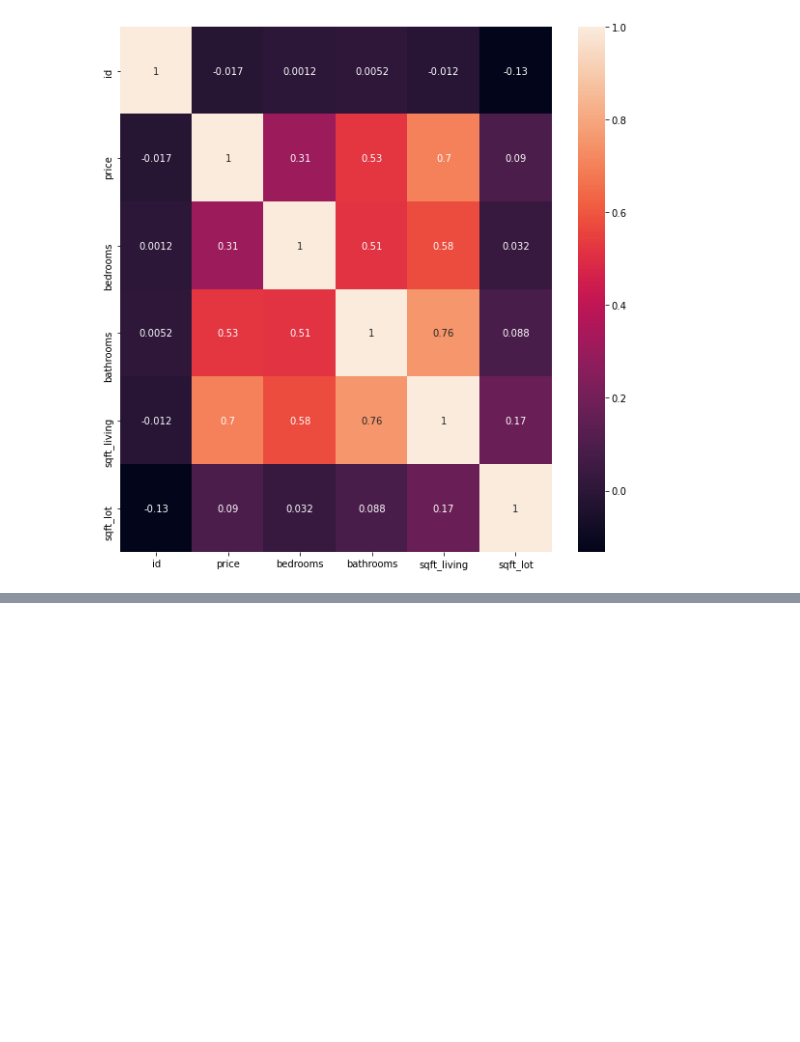
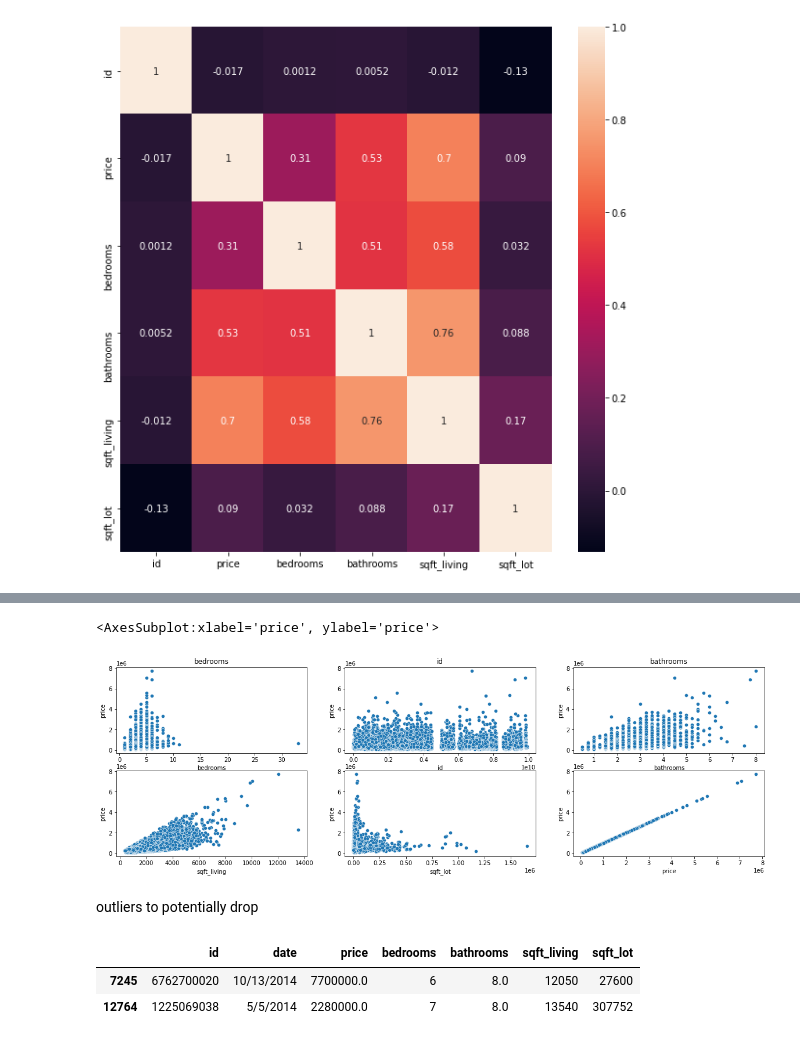
Before and after one commit to Somethingor/bsc-phase-two-project, a Jupyter notebook: notebooks/exploratory/member-2/Untitled1.ipynb, the cells around one changed output, grey strips where cells are left out. Drawn from its saved outputs; the diff is of its cells as text; code cells hidden in the pictures; blank space fills up the shorter version.

```diff
--- a/notebooks/exploratory/member-2/Untitled1.ipynb
+++ b/notebooks/exploratory/member-2/Untitled1.ipynb
@@ -98,0 +139,19 @@ TypeError: 'FacetGrid' object is not callable
+# %%
+fig, axes = plt.subplots(nrows=2,ncols=3, figsize =(20,6))
+sns.scatterplot(data=first6_df, x='bedrooms', y="price", ax=axes[0][0]).set(title='bedrooms')
+sns.scatterplot(data=first6_df, x='id', y="price", ax=axes[0][1]).set(title='id')
+sns.scatterplot(data=first6_df, x='bathrooms', y="price", ax=axes[0][2]).set(title='bathrooms')
+sns.scatterplot(data=first6_df, x='sqft_living', y="price", ax=axes[1][0])#.set(title='sqft_living')
+sns.scatterplot(data=first6_df, x='sqft_lot', y="price", ax=axes[1][1])#.set(title='sqft_lot')
+sns.scatterplot(data=first6_df, x='price', y="price", ax=axes[1][2])#.set(title='price');
+# %% [output]
+<AxesSubplot:xlabel='price', ylabel='price'>
+[figure, added]
+# %% [markdown]
+outliers to potentially drop
+# %%
+first6_df.loc[first6_df['sqft_living'] > 11000] #keep
+# %% [output]
+|  | id | date | price | bedrooms | bathrooms | sqft_living | sqft_lot |
+| 7245 | 6762700020 | 10/13/2014 | 7700000.0 | 6 | 8.0 | 12050 | 27600 |
+| 12764 | 1225069038 | 5/5/2014 | 2280000.0 | 7 | 8.0 | 13540 | 307752 |
```
Also changed, not shown: parts of 25 cells of this notebook.
